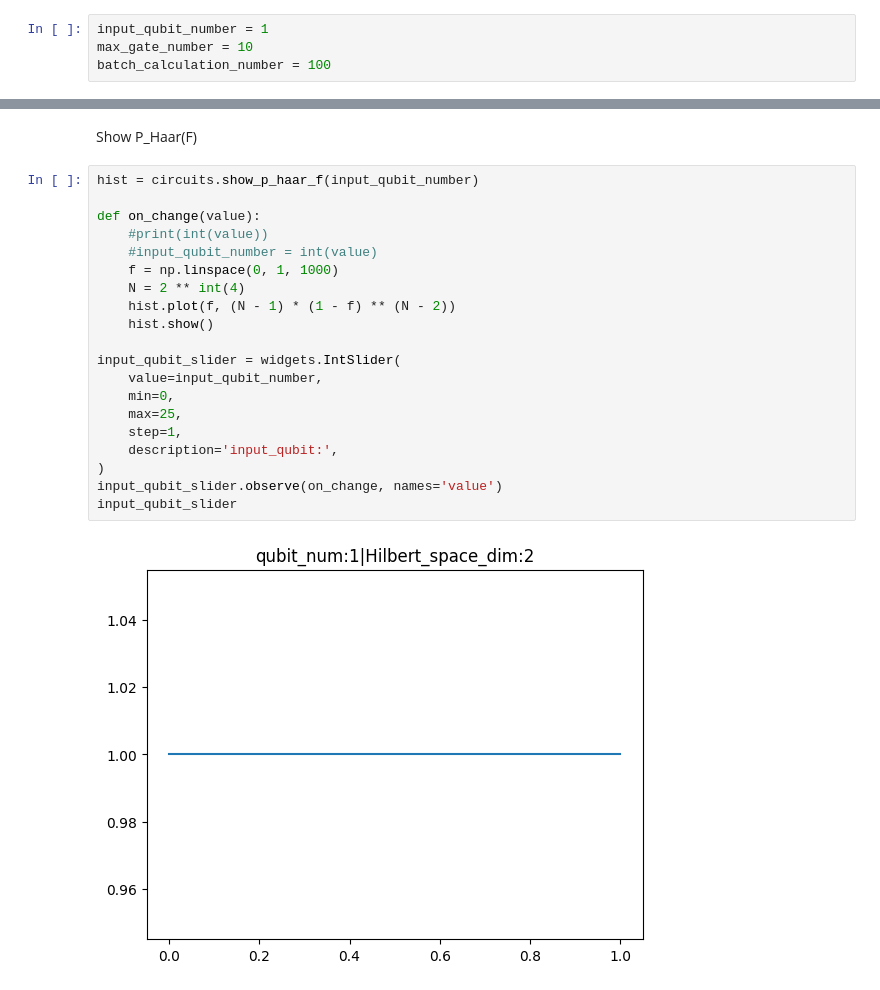
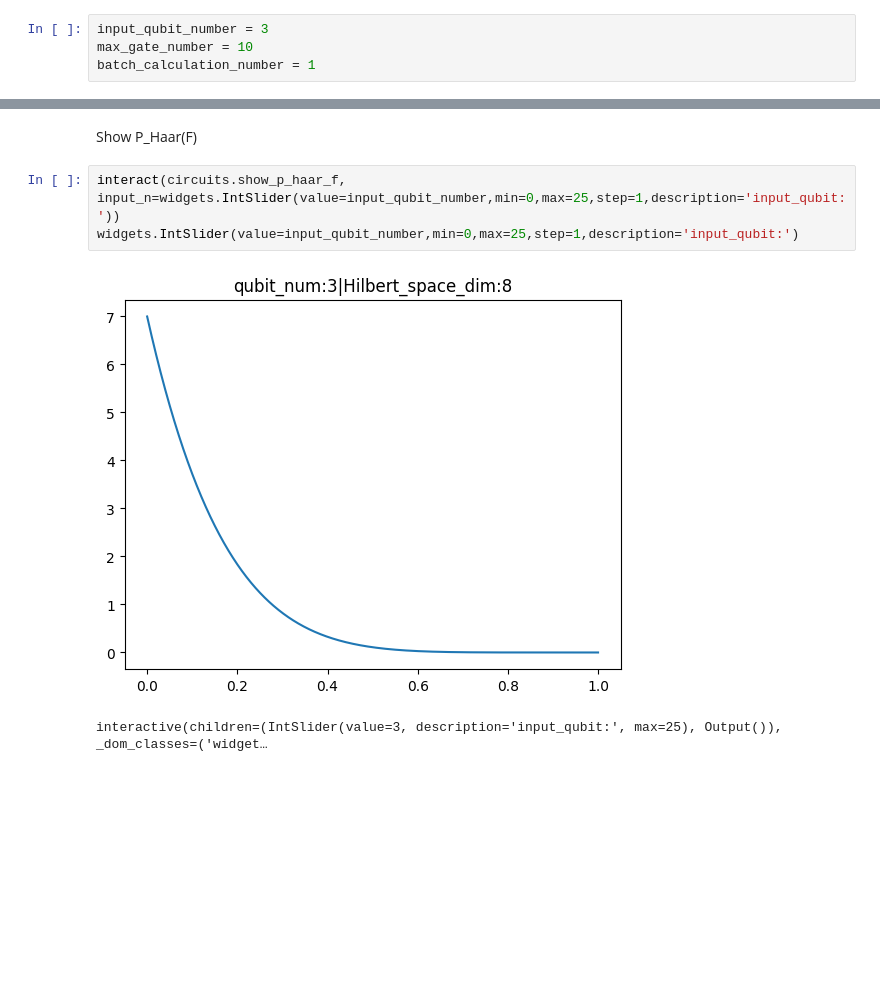
Before and after one commit to ChuhanZhou/Random_Circuit_Sampling, a Jupyter notebook: demo.ipynb, the cells around one changed output, grey strips where cells are left out. Cells and saved outputs as stored; diff of their text form; blank space fills up the shorter version.

```diff
--- a/demo.ipynb
+++ b/demo.ipynb
@@ -7,9 +7,9 @@ from ipywidgets import interact
 # %% [markdown]
 Set the config
 # %%
-input_qubit_number = 1
+input_qubit_number = 3
 max_gate_number = 10
-batch_calculation_number = 100
+batch_calculation_number = 1
 # %% [markdown]
 Run the random circuit sampling
 # %%
@@ -107,25 +97,9 @@ circuits.show_p_f(f_list,input_qubit_number,max_gate_number,batch_calculation_nu
 # %% [markdown]
 Show P_Haar(F)
 # %%
-hist = circuits.show_p_haar_f(input_qubit_number)
-
-def on_change(value):
-    #print(int(value))
-    #input_qubit_number = int(value)
-    f = np.linspace(0, 1, 1000)
-    N = 2 ** int(4)
-    hist.plot(f, (N - 1) * (1 - f) ** (N - 2))
-    hist.show()
-
-input_qubit_slider = widgets.IntSlider(
-    value=input_qubit_number,
-    min=0,
-    max=25,
-    step=1,
-    description='input_qubit:',
-)
-input_qubit_slider.observe(on_change, names='value')
-input_qubit_slider
+interact(circuits.show_p_haar_f, input_n=widgets.IntSlider(value=input_qubit_number,min=0,max=25,step=1,description='input_qubit:'))
+widgets.IntSlider(value=input_qubit_number,min=0,max=25,step=1,description='input_qubit:')
 # %% [output]
-[figure, old version]
+[figure, new version]
+interactive(children=(IntSlider(value=3, description='input_qubit:', max=25), Output()), _dom_classes=('widget…
 [interactive output not drawn]
```
Also changed, not shown: parts of 8 cells of this notebook, 2 other files.
